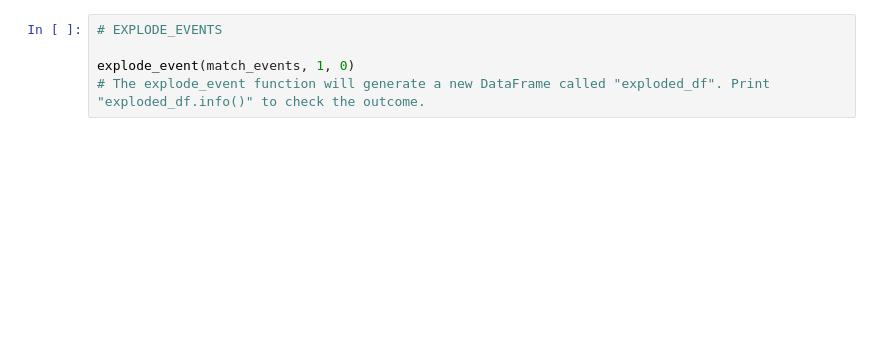
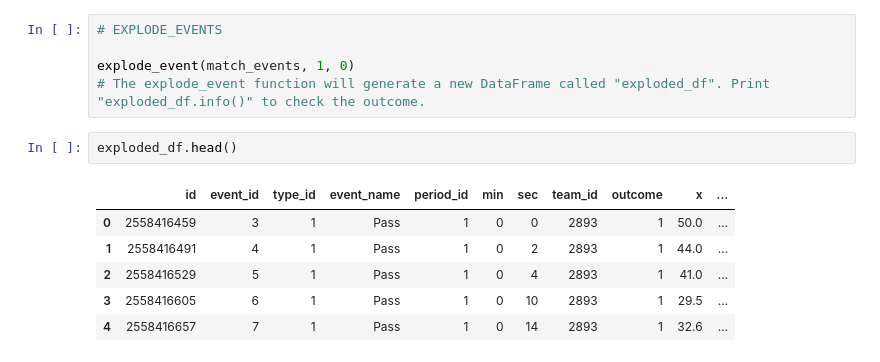
Before and after one commit to Tommy-Las/Football-Metric-Creation, a Jupyter notebook: Parse_Opta_F24_[EN].ipynb, the cells around one changed output. Saved outputs shown, nothing was run; the diff lists cells and outputs as text; blank space fills up the shorter version.

```diff
--- a/Parse_Opta_F24_[EN].ipynb
+++ b/Parse_Opta_F24_[EN].ipynb
@@ -131,3 +150,12 @@ parsef24("/content/f24-23-2022-2301966-eventdetails.xml")
 
 explode_event(match_events, 1, 0)
 # The explode_event function will generate a new DataFrame called "exploded_df". Print "exploded_df.info()" to check the outcome.
+# %%
+exploded_df.head()
+# %% [output]
+|  | id | event_id | type_id | event_name | period_id | min | sec | team_id | outcome | x | ... |
+| 0 | 2558416459 | 3 | 1 | Pass | 1 | 0 | 0 | 2893 | 1 | 50.0 | ... |
+| 1 | 2558416491 | 4 | 1 | Pass | 1 | 0 | 2 | 2893 | 1 | 44.0 | ... |
+| 2 | 2558416529 | 5 | 1 | Pass | 1 | 0 | 4 | 2893 | 1 | 41.0 | ... |
+| 3 | 2558416605 | 6 | 1 | Pass | 1 | 0 | 10 | 2893 | 1 | 29.5 | ... |
+| 4 | 2558416657 | 7 | 1 | Pass | 1 | 0 | 14 | 2893 | 1 | 32.6 | ... |
```
Also changed, not shown: parts of 1 cell of this notebook.
